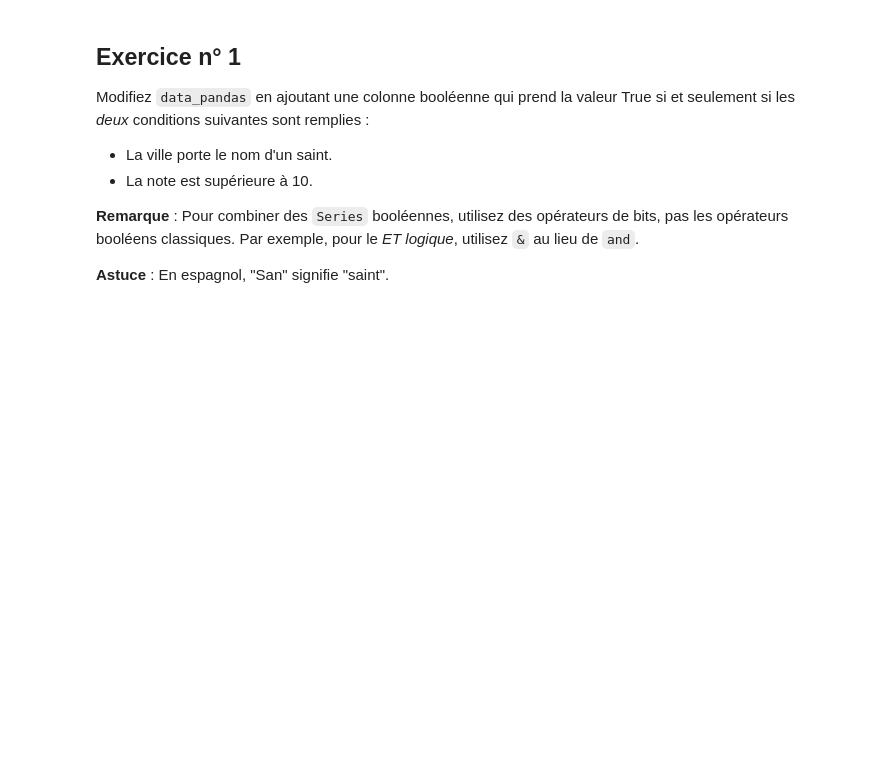
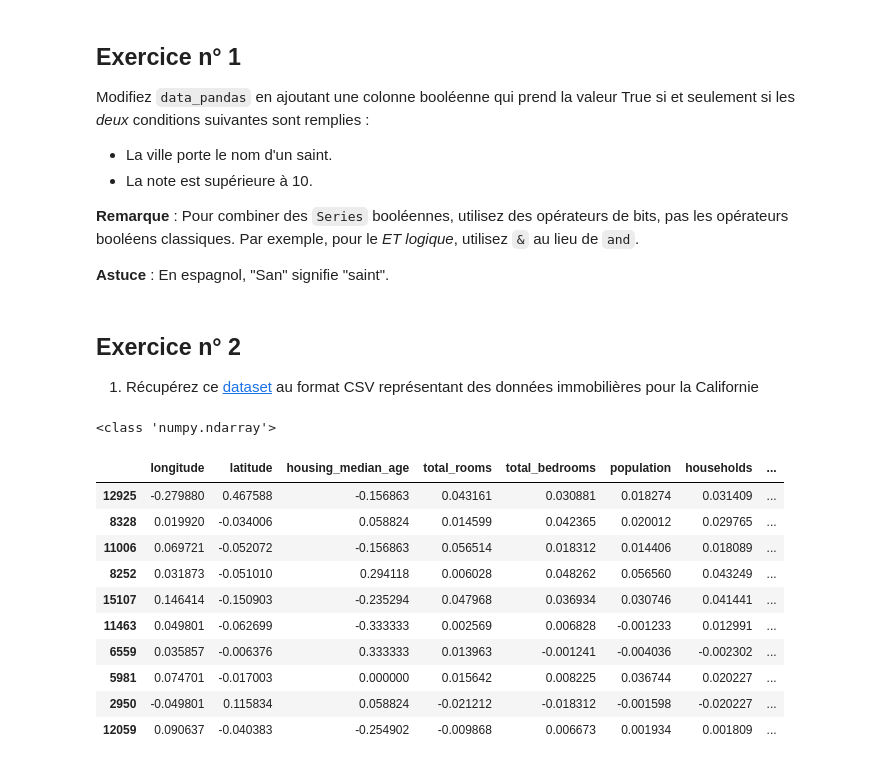
Before and after one commit to securitylab-repository/TPS-IA, a Jupyter notebook: TP1.ipynb, the cells around one changed output. Cells and saved outputs as stored; diff of their text form; code cells hidden in the pictures; blank space fills up the shorter version.

```diff
--- a/TP1.ipynb
+++ b/TP1.ipynb
@@ -425,3 +424,6 @@ Modifiez  `data_pandas` en ajoutant une colonne booléenne qui prend la valeur T
 **Remarque** : Pour combiner des `Series` booléennes, utilisez des opérateurs de bits, pas les opérateurs booléens classiques. Par exemple, pour le *ET logique*, utilisez `&` au lieu de `and`.
 
 **Astuce** : En espagnol, "San" signifie "saint".
+# %% [markdown]
+ ## Exercice n° 2
+1. Récupérez ce [dataset](https://raw.githubusercontent.com/securitylab-repository/TPS-IA/master/datasets/housing.csv) au format CSV représentant des données immobilières pour la Californie
@@ -427,0 +445,26 @@ Modifiez  `data_pandas` en ajoutant une colonne booléenne qui prend la valeur T
+# %%
+from sklearn.preprocessing import OrdinalEncoder
+
+#ocean_column = housing["ocean_proximity"].value_counts()
+#print(housing["ocean_proximity"].head(10))
+ocean_column = housing[["ocean_proximity"]]
+ordinal_encoder = OrdinalEncoder()
+housing_cat_encoded = ordinal_encoder.fit_transform(ocean_column)
+print(type(housing_cat_encoded))
+housing_cat_encoded[:100]
+#ordinal_encoder.categories_
+housing["ocean_proximity"] = housing_cat_encoded
+housing.sample(10)
+# %% [output]
+<class 'numpy.ndarray'>
+|  | longitude | latitude | housing_median_age | total_rooms | total_bedrooms | population | households | ... |
+| 12925 | -0.279880 | 0.467588 | -0.156863 | 0.043161 | 0.030881 | 0.018274 | 0.031409 | ... |
+| 8328 | 0.019920 | -0.034006 | 0.058824 | 0.014599 | 0.042365 | 0.020012 | 0.029765 | ... |
+| 11006 | 0.069721 | -0.052072 | -0.156863 | 0.056514 | 0.018312 | 0.014406 | 0.018089 | ... |
+| 8252 | 0.031873 | -0.051010 | 0.294118 | 0.006028 | 0.048262 | 0.056560 | 0.043249 | ... |
+| 15107 | 0.146414 | -0.150903 | -0.235294 | 0.047968 | 0.036934 | 0.030746 | 0.041441 | ... |
+| 11463 | 0.049801 | -0.062699 | -0.333333 | 0.002569 | 0.006828 | -0.001233 | 0.012991 | ... |
+| 6559 | 0.035857 | -0.006376 | 0.333333 | 0.013963 | -0.001241 | -0.004036 | -0.002302 | ... |
+| 5981 | 0.074701 | -0.017003 | 0.000000 | 0.015642 | 0.008225 | 0.036744 | 0.020227 | ... |
+| 2950 | -0.049801 | 0.115834 | 0.058824 | -0.021212 | -0.018312 | -0.001598 | -0.020227 | ... |
+| 12059 | 0.090637 | -0.040383 | -0.254902 | -0.009868 | 0.006673 | 0.001934 | 0.001809 | ... |
```
Also changed, not shown: parts of 12 cells of this notebook.
